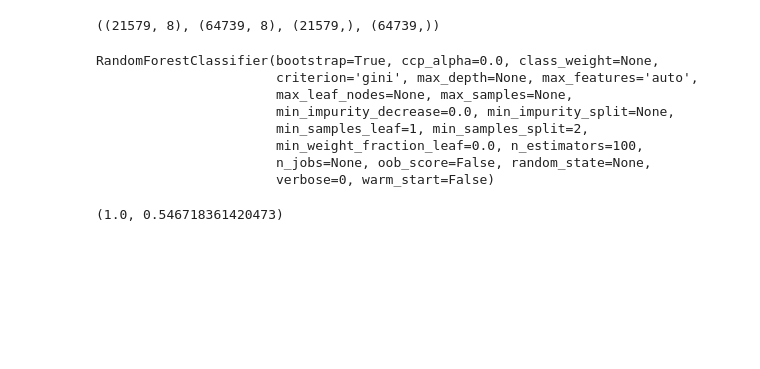
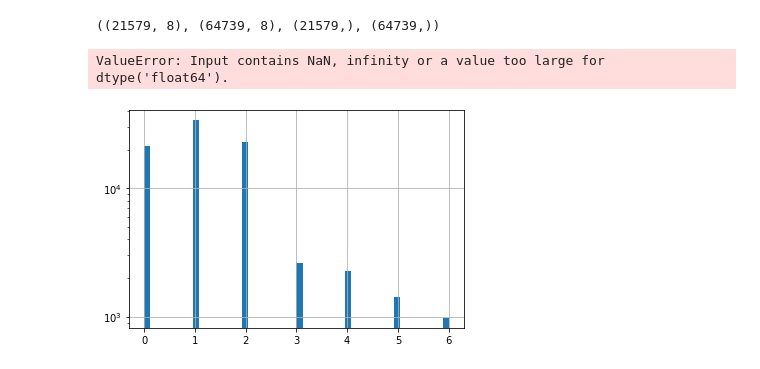
Before and after one commit to cmkerner20/sailing_app, a Jupyter notebook: DataExploration.ipynb, the cells around one changed output. Saved outputs shown, nothing was run; the diff lists cells and outputs as text; code cells hidden in the pictures; blank space fills up the shorter version.

```diff
--- a/DataExploration.ipynb
+++ b/DataExploration.ipynb
@@ -23,8 +23,8 @@ for filename in all_files:
     dfSpecific.fillna(0, inplace= True)
 
     dfSpecificY = dfSpecific[['tag']]
-    dfSpecificY = dfSpecificY['tag'].astype('category')
-#     dfSpecificY = dfSpecificY['tag'].map({'0': 0, 'S': 1, 'C': 2, 'G': 3, 'T': 4, 'B':5,'D': 6 })
+#     dfSpecificY = dfSpecificY['tag'].astype('category')
+    dfSpecificY = dfSpecificY['tag'].map({'0': 0, 'S': 1, 'C': 2, 'G': 3, 'T': 4, 'B':5,'D': 6 })
     listofTags.append(dfSpecificY)
 
     dfSpecificX = dfSpecific.drop(columns=['tag', 'tag_name', 'boat_class', 'time'])
@@ -78,15 +76,11 @@ from sklearn.ensemble import RandomForestClassifier
 RFC = RandomForestClassifier(n_estimators= 100)
 RFC.fit(X_train,y_train)
 # %% [output]
-RandomForestClassifier(bootstrap=True, ccp_alpha=0.0, class_weight=None,
-                       criterion='gini', max_depth=None, max_features='auto',
-                       max_leaf_nodes=None, max_samples=None,
-                       min_impurity_decrease=0.0, min_impurity_split=None,
-                       min_samples_leaf=1, min_samples_split=2,
-                       min_weight_fraction_leaf=0.0, n_estimators=100,
-                       n_jobs=None, oob_score=False, random_state=None,
-                       verbose=0, warm_start=False)
+ValueError: Input contains NaN, infinity or a value too large for dtype('float64').
 # %%
 RFC.score(X_train, y_train), RFC.score(X_test, y_test)
-# %% [output]
-(1.0, 0.546718361420473)
+# %%
+y.hist(bins= 50)
+plt.yscale('log')
+# %% [output]
+[figure, added]
```
Also changed, not shown: parts of 1 cell of this notebook, 2 other files.
